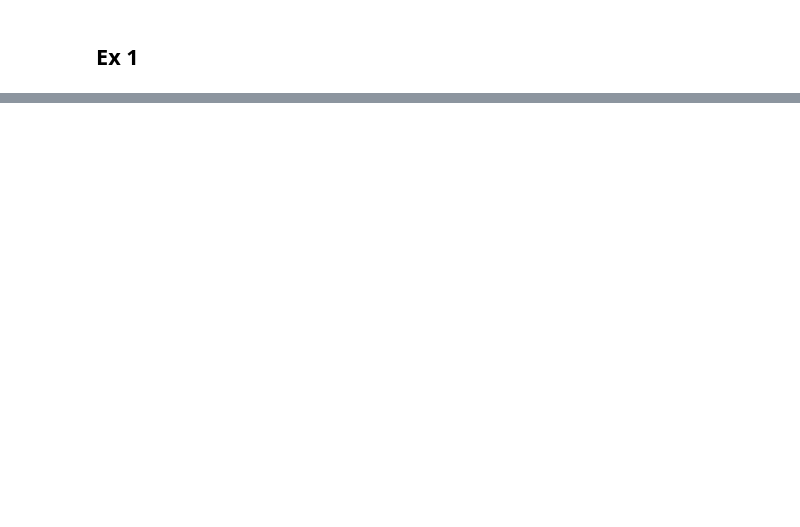
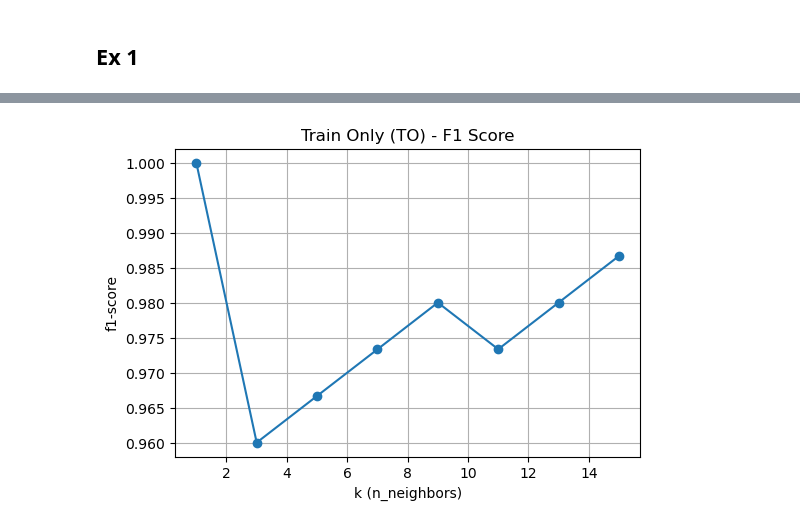
Before and after one commit to Xaneca/TCD_2025, a Jupyter notebook: B/mainClassifier.ipynb, the cells around one changed output, grey strips where cells are left out. Drawn from its saved outputs; the diff is of its cells as text; code cells hidden in the pictures; blank space fills up the shorter version.

```diff
--- a/B/mainClassifier.ipynb
+++ b/B/mainClassifier.ipynb
@@ -155,0 +376,83 @@ def print_metrics(y_true, y_predict, label, printing=True):
+# %%
+## EX2.2.2 ################################
+
+PRINTING = False
+
+def plot_metrics(metrics_list, metric_name='f1-score', title='Metric Plot'):
+    ks = [m['k'] for m in metrics_list]
+    values = [m[metric_name] for m in metrics_list]
+
+    plt.figure(figsize=(6,4))
+    plt.plot(ks, values, marker='o')
+    plt.xlabel("k (n_neighbors)")
+    plt.ylabel(metric_name)
+    plt.title(title)
+    plt.grid(True)
+    plt.show()
+
+# ⚠️ Pôr a guardar em CSV
+def ex_2_to(X_iris, y_iris, min_range=1, max_range=15, step=2, printing = True):
+    metrics_list = []
+
+    for k in range(min_range, max_range + 1, step):
+        clf_k = KNeighborsClassifier(n_neighbors=k)
+        clf_k.fit(X_iris, y_iris)
+        y_pred = clf_k.predict(X_iris)
+        metrics = print_metrics(y_iris, y_pred, f"Train only - k={k}", printing=printing)
+        metrics['k'] = k
+        metrics_list.append(metrics)
+
+    return metrics_list
+
+def ex_2_tvt(X_iris, y_iris, min_range = 1, max_range = 15, step = 2, printing=True):
+    metrics_list = []
+
+    for i in range(min_range, max_range + 1, step):
+        k = i
+        clf_k = KNeighborsClassifier(n_neighbors = k)
+
+        X_train_40, X_temp, y_train_40, y_temp = create_split_train_test(X_iris, y_iris, test_size=0.6, random_state=SEED)
+        X_test_30, X_val_30, y_test_30, y_val_30 = create_split_train_test(X_temp, y_temp, test_size=0.5, random_state=SEED)
+
+        clf_k.fit(X_train_40, y_train_40)
+        y_pre_tt_40_30_30 = clf_k.predict(X_val_30)
+
+        metrics = print_metrics(y_val_30, y_pre_tt_40_30_30, f"TT 40-30-30 - {k}", printing=printing)
+        metrics['k'] = k
+        metrics_list.append(metrics)
+
+    return metrics_list
+
+def ex_2_cv(X_iris, y_iris, min_range = 1, max_range = 15, step = 2, printing=True):
+    metrics_list = []
+
+    for i in range(min_range, max_range + 1, step):
+        k = i
+        rkf = RepeatedStratifiedKFold(n_splits = 10, n_repeats=10, random_state=SEED)
+
+        clf_for_kfolds = KNeighborsClassifier(n_neighbors=k)
+        metrics = evaluate_with_kfold(X_iris, y_iris, clf_for_kfolds, rkf, label="KNN KFOLDS", printing=printing)
+
+        metrics['k'] = k
+        metrics_list.append(metrics)
+
+    return metrics_list
+
+def ex_2_2_2(X_iris, y_iris, min_range = 1, max_range = 15, step = 2, printing=True):
+    print("=" * 40, "TO - Different k nearest")
+    to_metrics = ex_2_to(X_iris, y_iris, min_range = min_range, max_range = max_range, step = step, printing=PRINTING)
+
+    print("=" * 40, "TVT - Different k nearest")
+    tvt_metrics = ex_2_tvt(X_iris, y_iris, min_range = min_range, max_range = max_range, step = step, printing=PRINTING)
+
+    print("=" * 40, "10x10CV - Different k nearest")
+    cv_metrics = ex_2_cv(X_iris, y_iris, min_range = min_range, max_range = max_range, step = step, printing=PRINTING)
+
+    plot_metrics(to_metrics, metric_name='f1-score', title='Train Only (TO) - F1 Score')
+    plot_metrics(tvt_metrics, metric_name='f1-score', title='Train/Val/Test (TVT) - F1 Score')
+    plot_metrics(cv_metrics, metric_name='f1_mean', title='10x10 CV - F1 Score')
+
+    return to_metrics, tvt_metrics, cv_metrics
+
+to_metrics, tvt_metrics, cv_metrics = ex_2_2_2(X_iris, y_iris)
+# %% [output]
@@ -155,0 +462 @@ def print_metrics(y_true, y_predict, label, printing=True):
+[figure, added]
```
Also changed, not shown: parts of 23 cells of this notebook, 1 other file.
